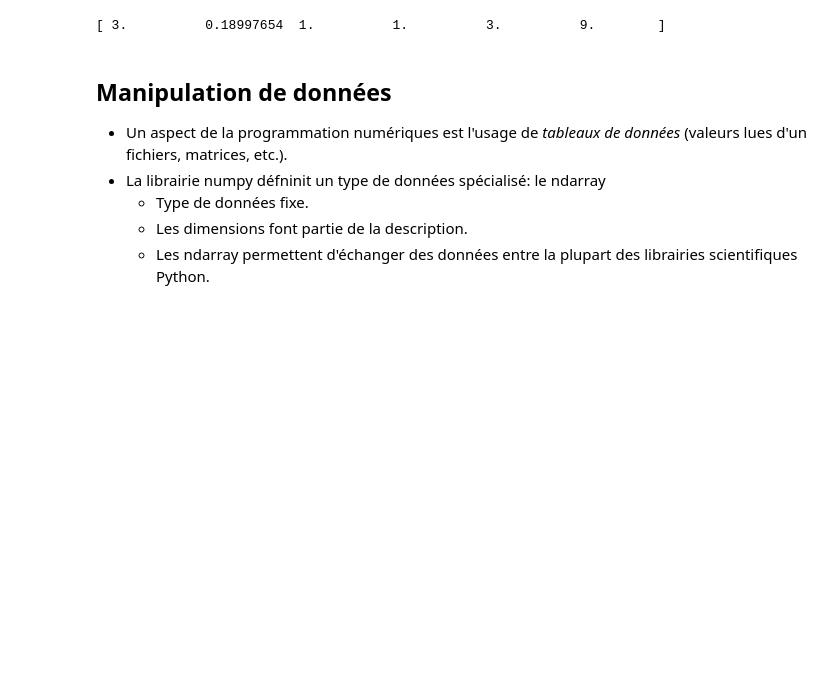
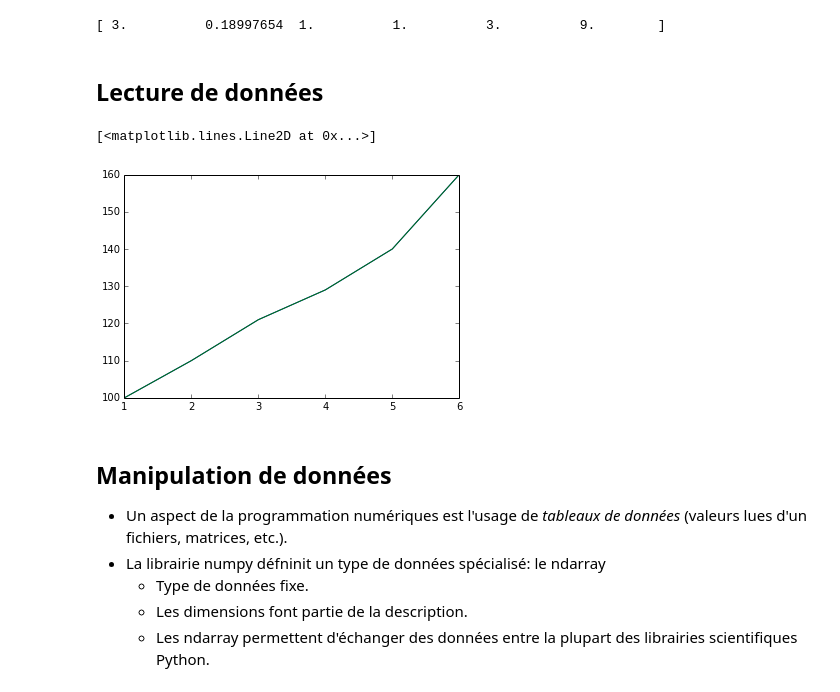
Before and after one commit to pdebuyl/intro_python_scientifique, a Jupyter notebook: intro.ipynb, the cells around one changed output. Saved outputs shown, nothing was run; the diff lists cells and outputs as text; code cells hidden in the pictures; blank space fills up the shorter version.

Commit message:
Ajout de 'lecture de données'

```diff
--- a/intro.ipynb
+++ b/intro.ipynb
@@ -383,6 +383,22 @@ arbitrary_data = array(arbitrary_data)
 print arbitrary_data
 # %% [output]
 [ 3.          0.18997654  1.          1.          3.          9.        ]
+# %% [markdown]
+Lecture de données
+------------------
+# %%
+import csv
+reader = csv.reader(open('csvdata.csv'))
+x = [] ; y = []
+for row in reader:
+    x.append(float(row[0]))
+    y.append(float(row[1]))
+plot(x,y)
+x, y = loadtxt('csvdata.csv', delimiter=',', unpack=True)
+plot(x,y)
+# %% [output]
+[<matplotlib.lines.Line2D at 0x...>]
+[figure, added]
 # %% [markdown]
 Manipulation de données
 -----------------------
```
